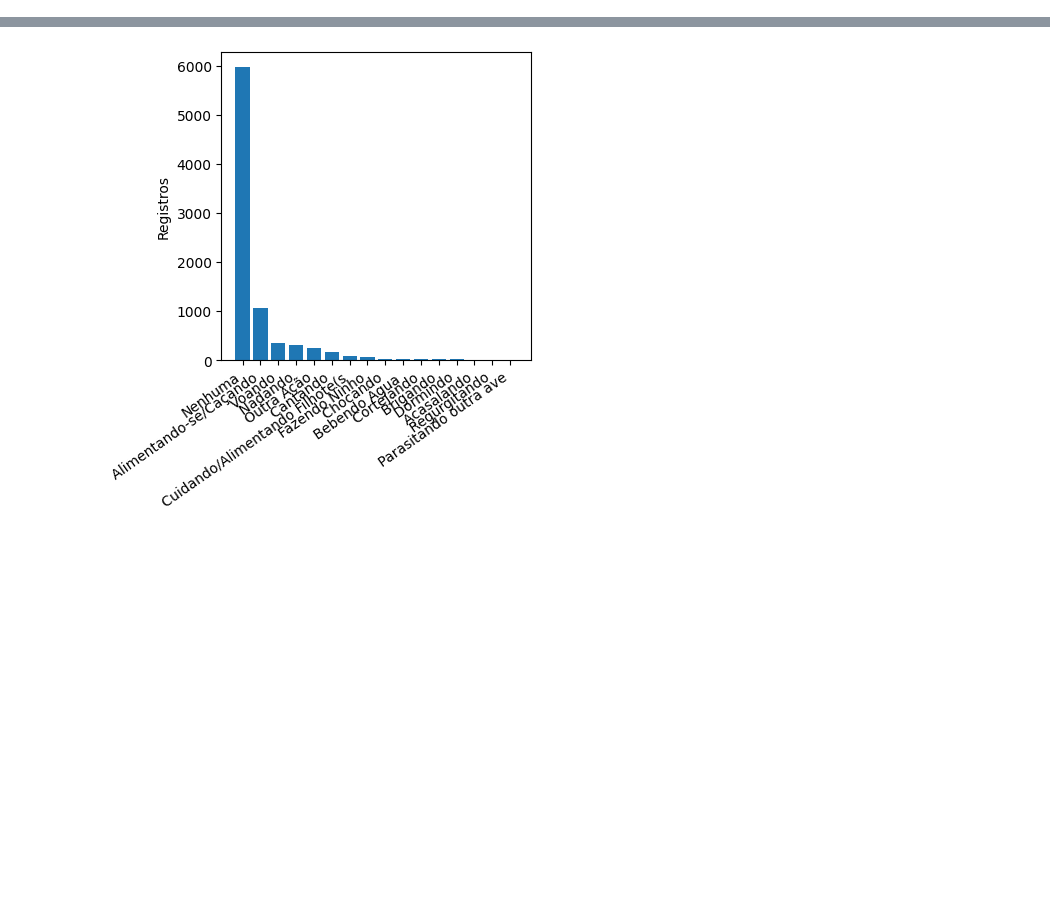
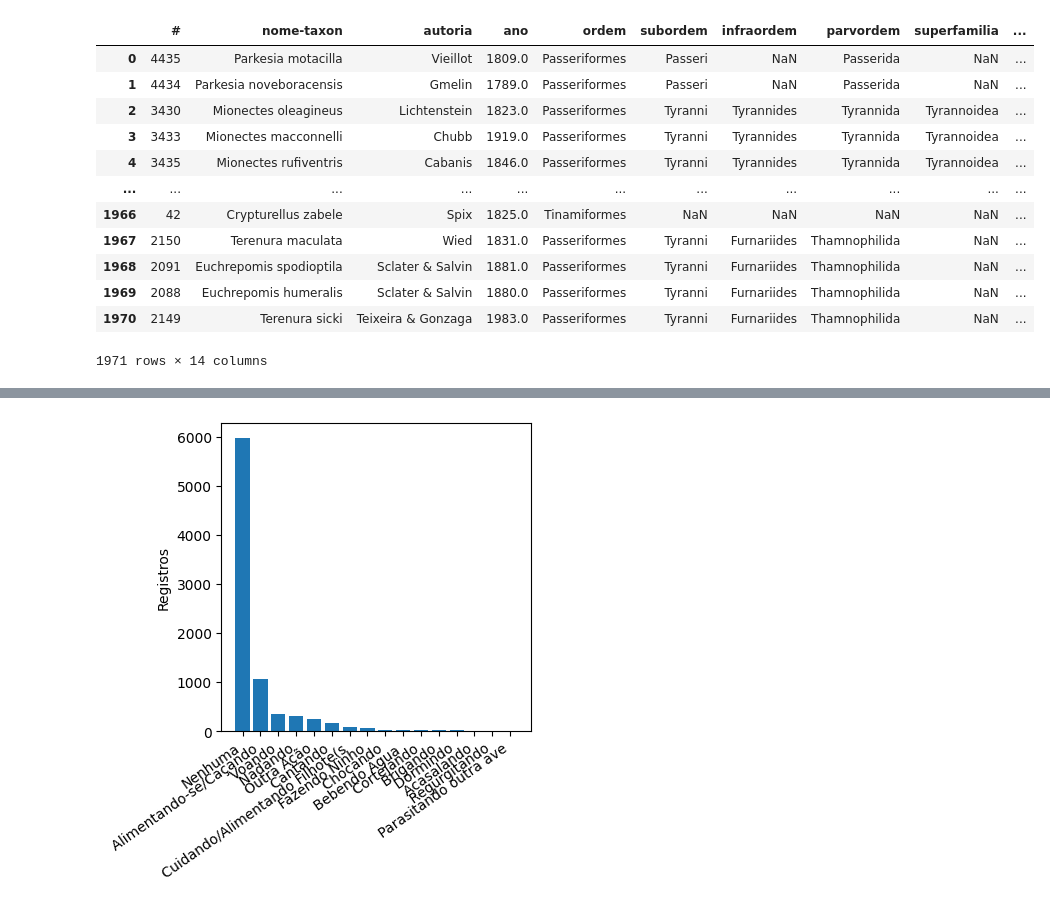
Before and after one commit to tashima42/disciplinas, a Jupyter notebook: ciencia-de-dados/banco-de-dados/atividade-4/registros.ipynb, the cells around one changed output, grey strips where cells are left out. Cells and saved outputs as stored; diff of their text form; code cells hidden in the pictures; blank space fills up the shorter version.

```diff
--- a/ciencia-de-dados/banco-de-dados/atividade-4/registros.ipynb
+++ b/ciencia-de-dados/banco-de-dados/atividade-4/registros.ipynb
@@ -8,3 +8,22 @@ registros = pd.read_csv("especializacao_pedro_tashima_registros_aves_20251009151
 # %%
 df = pd.merge(especies, registros, on="especie_id")
 df.to_csv("registros_atualizado.csv")
+# %%
+df = pd.read_csv("registros_atualizado.csv")
+cbro = pd.read_csv("cbro-lista-aves.csv", sep=";")
+# %%
+cbro
+# %% [output]
+|  | # | nome-taxon | autoria | ano | ordem | subordem | infraordem | parvordem | superfamilia | ... |
+| 0 | 4435 | Parkesia motacilla | Vieillot | 1809.0 | Passeriformes | Passeri | NaN | Passerida | NaN | ... |
+| 1 | 4434 | Parkesia noveboracensis | Gmelin | 1789.0 | Passeriformes | Passeri | NaN | Passerida | NaN | ... |
+| 2 | 3430 | Mionectes oleagineus | Lichtenstein | 1823.0 | Passeriformes | Tyranni | Tyrannides | Tyrannida | Tyrannoidea | ... |
+| 3 | 3433 | Mionectes macconnelli | Chubb | 1919.0 | Passeriformes | Tyranni | Tyrannides | Tyrannida | Tyrannoidea | ... |
+| 4 | 3435 | Mionectes rufiventris | Cabanis | 1846.0 | Passeriformes | Tyranni | Tyrannides | Tyrannida | Tyrannoidea | ... |
+| ... | ... | ... | ... | ... | ... | ... | ... | ... | ... | ... |
+| 1966 | 42 | Crypturellus zabele | Spix | 1825.0 | Tinamiformes | NaN | NaN | NaN | NaN | ... |
+| 1967 | 2150 | Terenura maculata | Wied | 1831.0 | Passeriformes | Tyranni | Furnariides | Thamnophilida | NaN | ... |
+| 1968 | 2091 | Euchrepomis spodioptila | Sclater & Salvin | 1881.0 | Passeriformes | Tyranni | Furnariides | Thamnophilida | NaN | ... |
+| 1969 | 2088 | Euchrepomis humeralis | Sclater & Salvin | 1880.0 | Passeriformes | Tyranni | Furnariides | Thamnophilida | NaN | ... |
+| 1970 | 2149 | Terenura sicki | Teixeira & Gonzaga | 1983.0 | Passeriformes | Tyranni | Furnariides | Thamnophilida | NaN | ... |
+1971 rows × 14 columns
```
Also changed, not shown: parts of 2 cells of this notebook, 14 other files.
